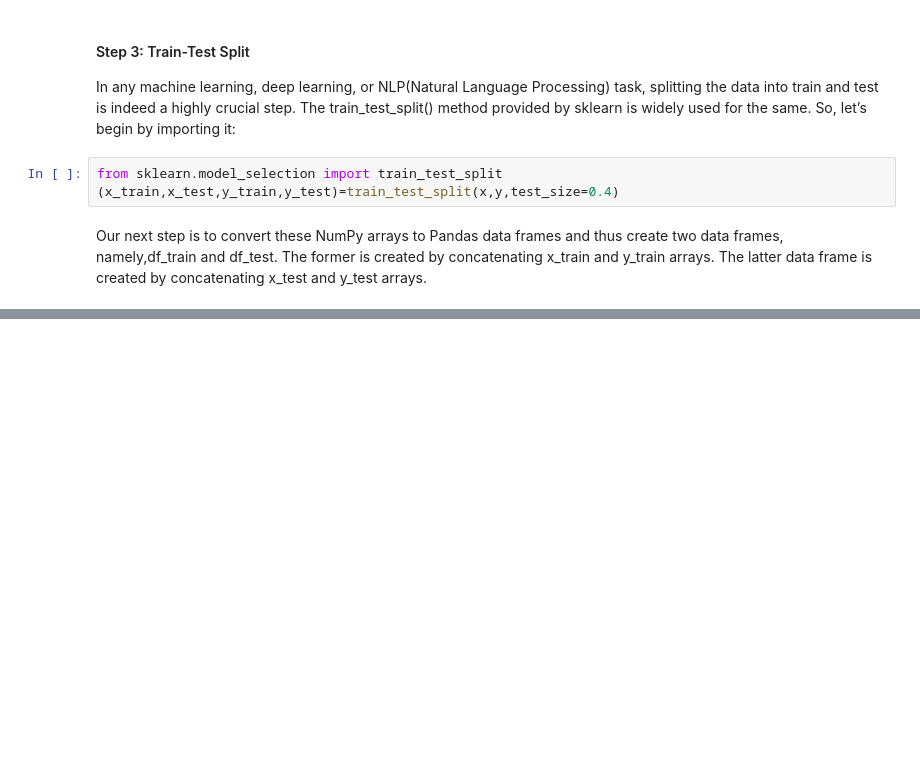
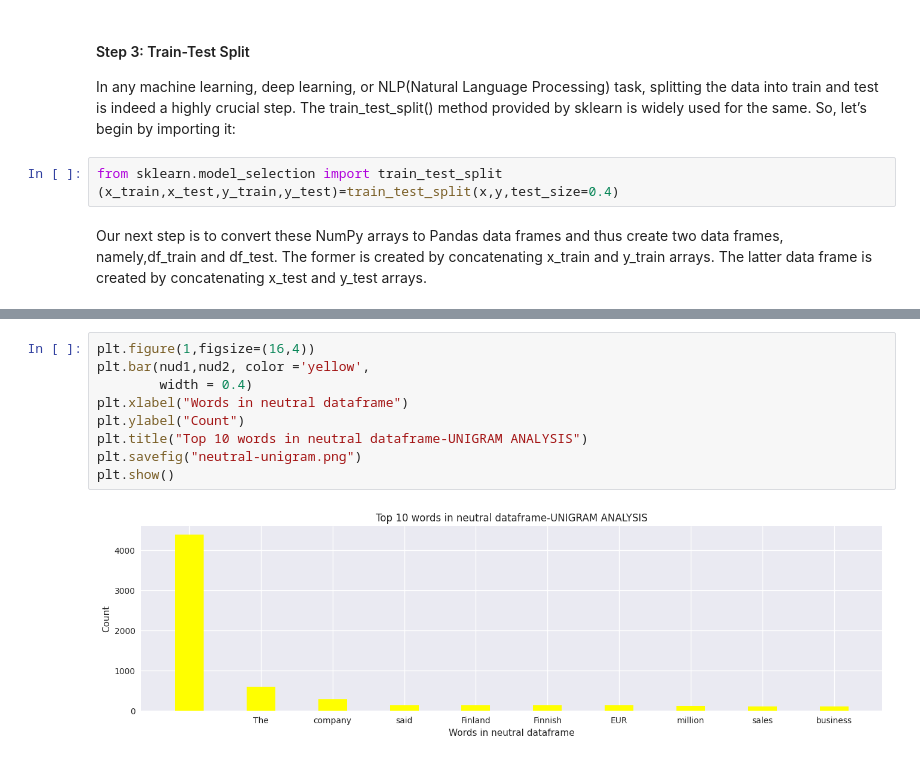
Before and after one commit to sanchitd9/nlp_course, a Jupyter notebook: language_models_(N-grams).ipynb, the cells around one changed output, grey strips where cells are left out. Drawn from its saved outputs; the diff is of its cells as text; blank space fills up the shorter version.

```diff
--- a/language_models_(N-grams).ipynb
+++ b/language_models_(N-grams).ipynb
@@ -143,0 +296,11 @@ df_test.head()
+# %%
+plt.figure(1,figsize=(16,4))
+plt.bar(nud1,nud2, color ='yellow',
+        width = 0.4)
+plt.xlabel("Words in neutral dataframe")
+plt.ylabel("Count")
+plt.title("Top 10 words in neutral dataframe-UNIGRAM ANALYSIS")
+plt.savefig("neutral-unigram.png")
+plt.show()
+# %% [output]
+[figure, added]
```
Also changed, not shown: parts of 23 cells of this notebook, 9 other files.
